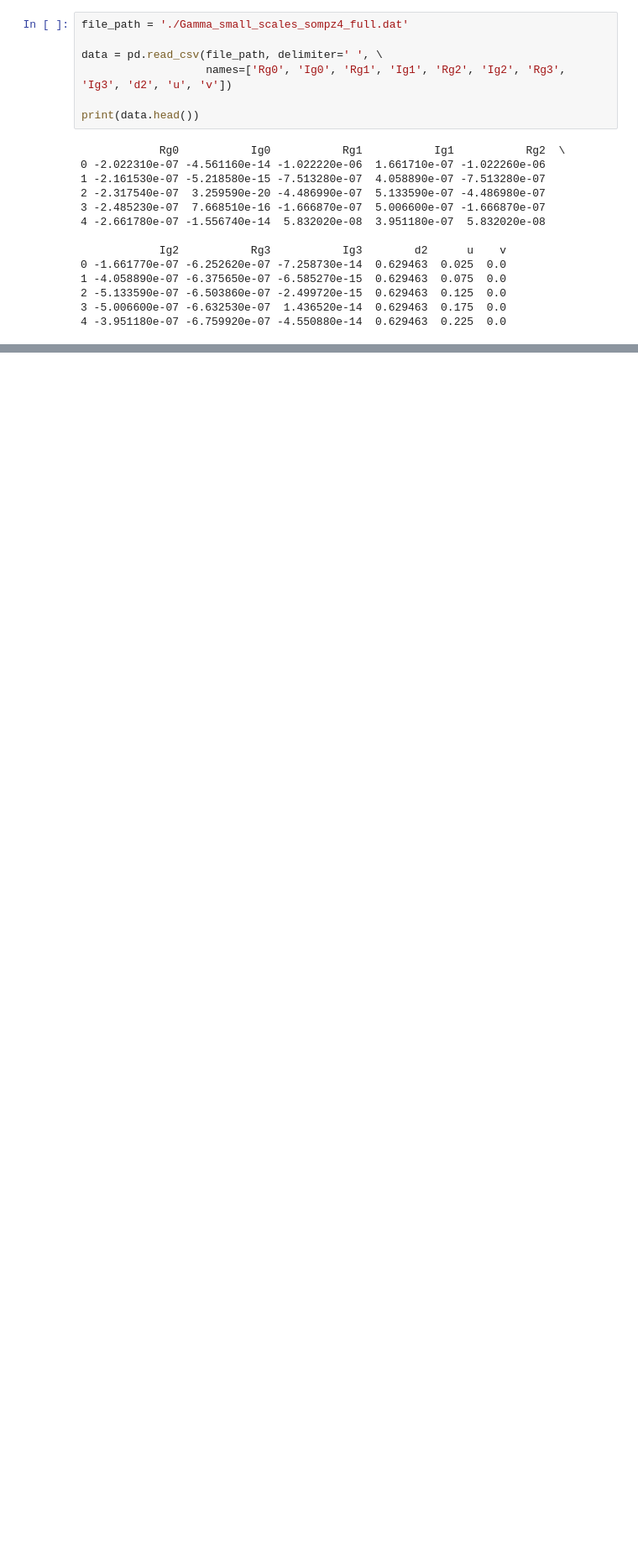
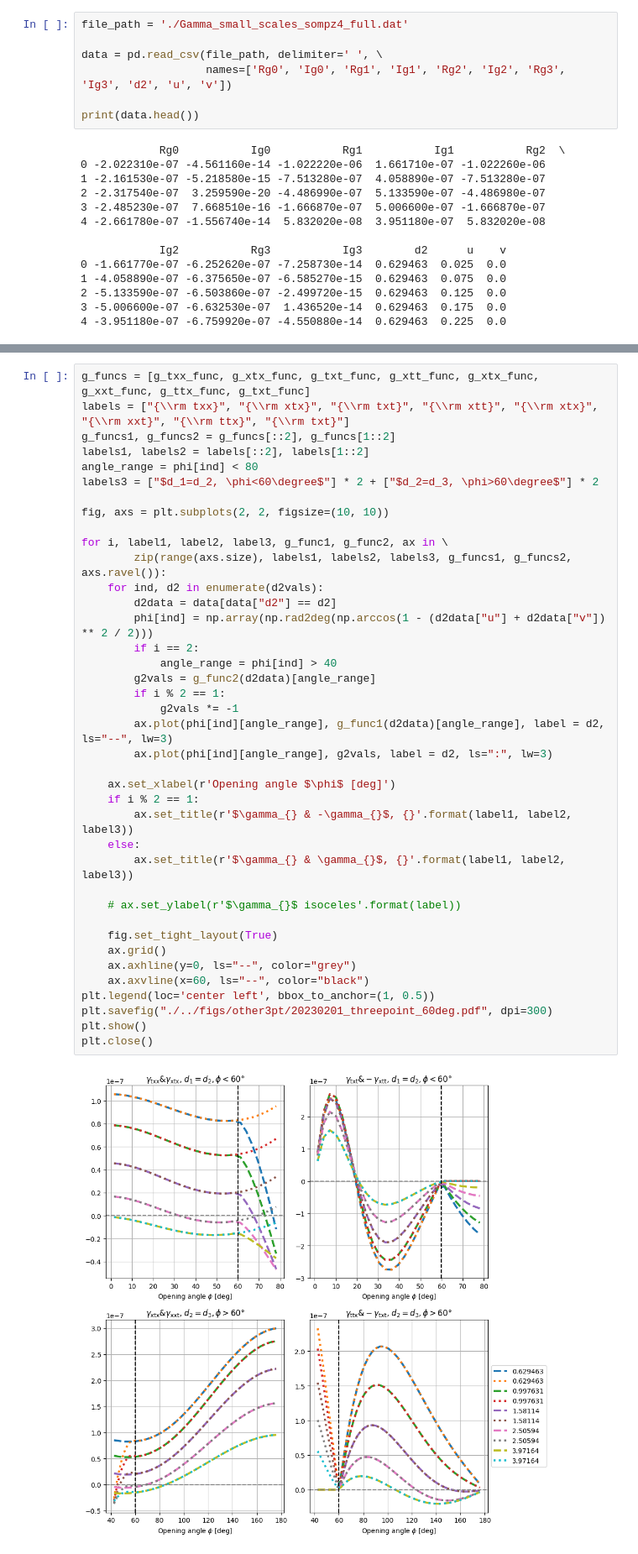
Before and after one commit to shubhagrawal30/aberrations, a Jupyter notebook: playgrounds/other_3pt.ipynb, the cells around one changed output, grey strips where cells are left out. Shown at 84% size. Drawn from its saved outputs; the diff is of its cells as text; blank space fills up the shorter version.

```diff
--- a/playgrounds/other_3pt.ipynb
+++ b/playgrounds/other_3pt.ipynb
@@ -278,0 +304,41 @@ plt.close()
+# %%
+g_funcs = [g_txx_func, g_xtx_func, g_txt_func, g_xtt_func, g_xtx_func, g_xxt_func, g_ttx_func, g_txt_func]
+labels = ["{\\rm txx}", "{\\rm xtx}", "{\\rm txt}", "{\\rm xtt}", "{\\rm xtx}", "{\\rm xxt}", "{\\rm ttx}", "{\\rm txt}"]
+g_funcs1, g_funcs2 = g_funcs[::2], g_funcs[1::2]
+labels1, labels2 = labels[::2], labels[1::2]
+angle_range = phi[ind] < 80
+labels3 = ["$d_1=d_2, \phi<60\degree$"] * 2 + ["$d_2=d_3, \phi>60\degree$"] * 2
+
+fig, axs = plt.subplots(2, 2, figsize=(10, 10))
+
+for i, label1, label2, label3, g_func1, g_func2, ax in \
+        zip(range(axs.size), labels1, labels2, labels3, g_funcs1, g_funcs2, axs.ravel()):
+    for ind, d2 in enumerate(d2vals):
+        d2data = data[data["d2"] == d2]
+        phi[ind] = np.array(np.rad2deg(np.arccos(1 - (d2data["u"] + d2data["v"]) ** 2 / 2)))
+        if i == 2:
+            angle_range = phi[ind] > 40
+        g2vals = g_func2(d2data)[angle_range]
+        if i % 2 == 1:
+            g2vals *= -1
+        ax.plot(phi[ind][angle_range], g_func1(d2data)[angle_range], label = d2, ls="--", lw=3)
+        ax.plot(phi[ind][angle_range], g2vals, label = d2, ls=":", lw=3)
+
+    ax.set_xlabel(r'Opening angle $\phi$ [deg]')
+    if i % 2 == 1:
+        ax.set_title(r'$\gamma_{} & -\gamma_{}$, {}'.format(label1, label2, label3))
+    else:
+        ax.set_title(r'$\gamma_{} & \gamma_{}$, {}'.format(label1, label2, label3))
+
+    # ax.set_ylabel(r'$\gamma_{}$ isoceles'.format(label))
+
+    fig.set_tight_layout(True)
+    ax.grid()
+    ax.axhline(y=0, ls="--", color="grey")
+    ax.axvline(x=60, ls="--", color="black")
+plt.legend(loc='center left', bbox_to_anchor=(1, 0.5))
+plt.savefig("./../figs/other3pt/20230201_threepoint_60deg.pdf", dpi=300)
+plt.show()
+plt.close()
+# %% [output]
+[figure, added]
```
Also changed, not shown: parts of 2 cells of this notebook, 1 other file.
